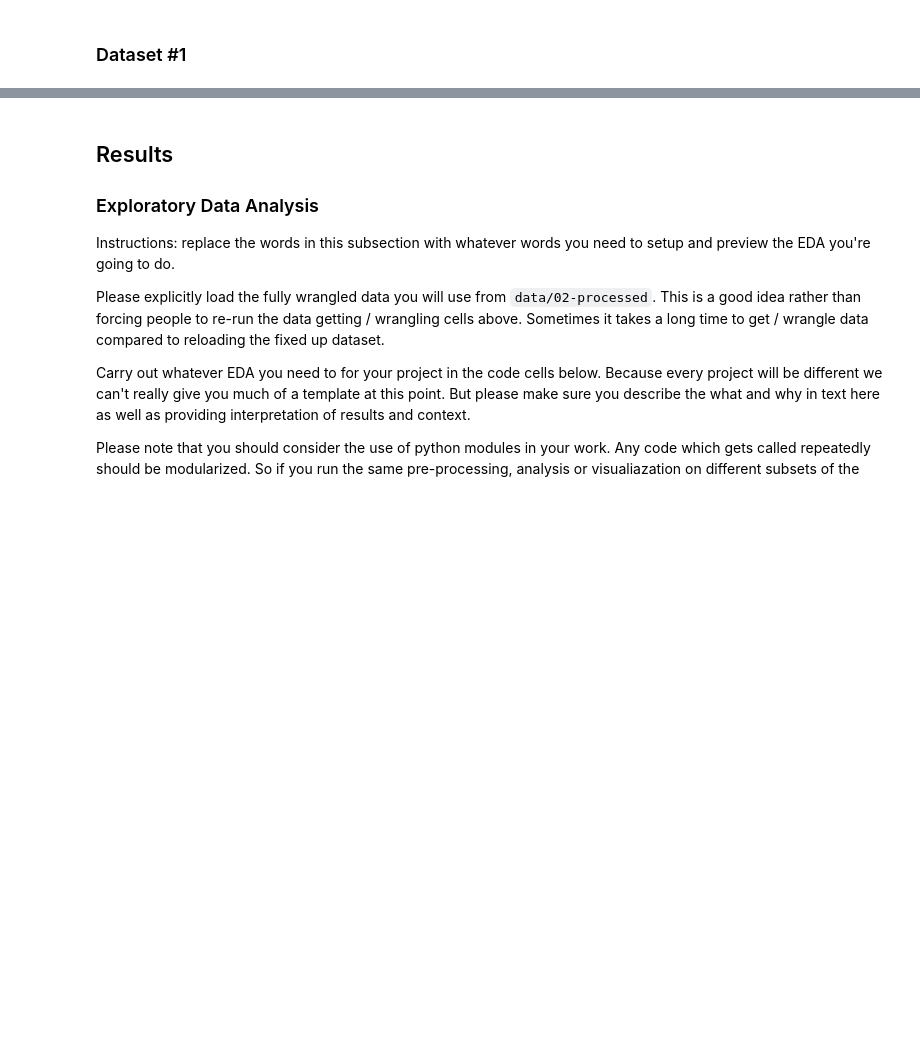
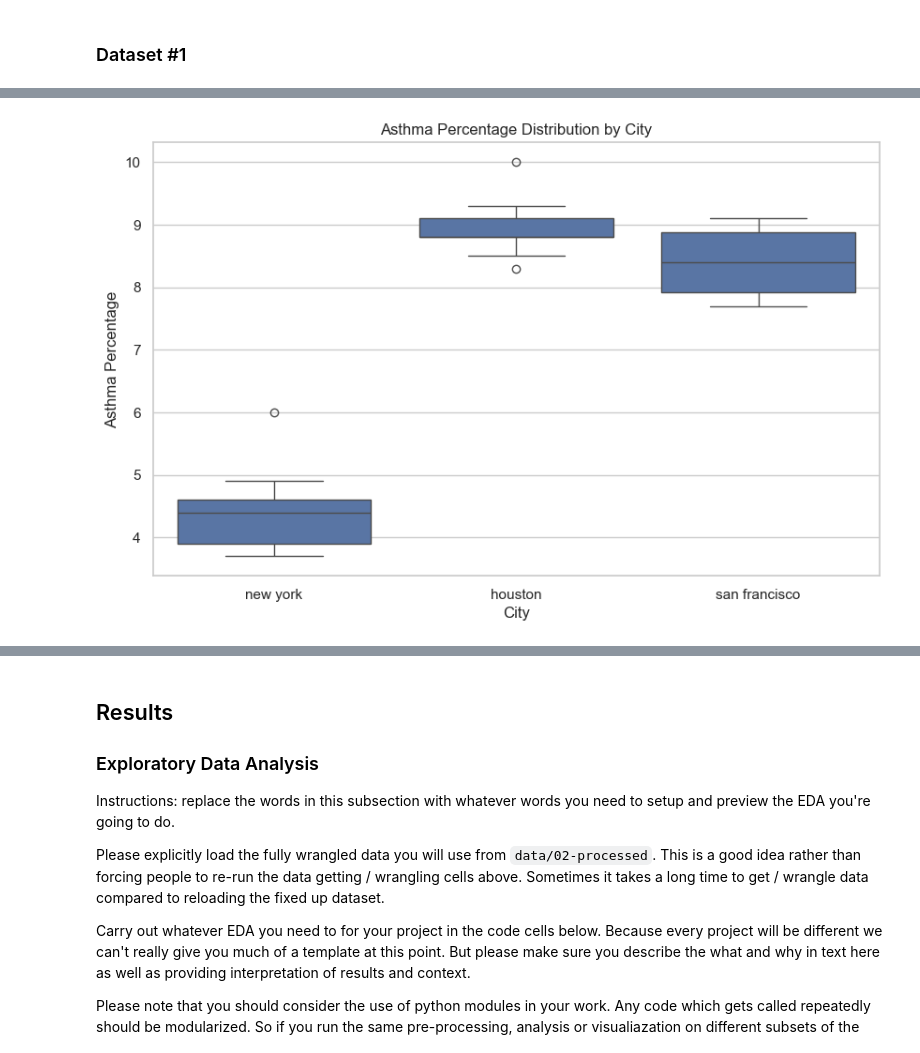
Before and after one commit to COGS108/Group026_WI26, a Jupyter notebook: 02-EDACheckpoint.ipynb, the cells around one changed output, grey strips where cells are left out. Cells and saved outputs as stored; diff of their text form; code cells hidden in the pictures; blank space fills up the shorter version.

Commit message:
asthma eda

```diff
--- a/02-EDACheckpoint.ipynb
+++ b/02-EDACheckpoint.ipynb
@@ -105,0 +209,9 @@ import matplotlib.pyplot as plt
+# %%
+# load the file from directory
+ht_asthma_data = 'data/00-raw/Texas_Adults_With_Current_Asthma.xlsx'
+
+ht_df = pd.read_excel(ht_asthma_data)
+ht_df['city'] = 'houston'
+ht_df['percentage'] = ht_df['percentage']*100
+ht_df = ht_df.drop(['population', 'number'], axis=1)
+ht_df
@@ -105,0 +229,8 @@ import matplotlib.pyplot as plt
+# %%
+asthma_df = pd.concat([sf_df, new_df, ht_df], ignore_index=True)
+
+# Sort by year for sanity
+asthma_df = asthma_df.sort_values('year')
+asthma_df = asthma_df.reset_index(drop=False)
+asthma_df = asthma_df.drop('index', axis=1)
+asthma_df
@@ -105,0 +267,9 @@ import matplotlib.pyplot as plt
+# %%
+plt.figure(figsize=(10, 6))
+sns.boxplot(data=asthma_df, x='city', y='percentage')
+plt.title('Asthma Percentage Distribution by City')
+plt.ylabel('Asthma Percentage')
+plt.xlabel('City')
+plt.show()
+# %% [output]
+[figure, added]
```
Also changed, not shown: parts of 14 cells of this notebook.
